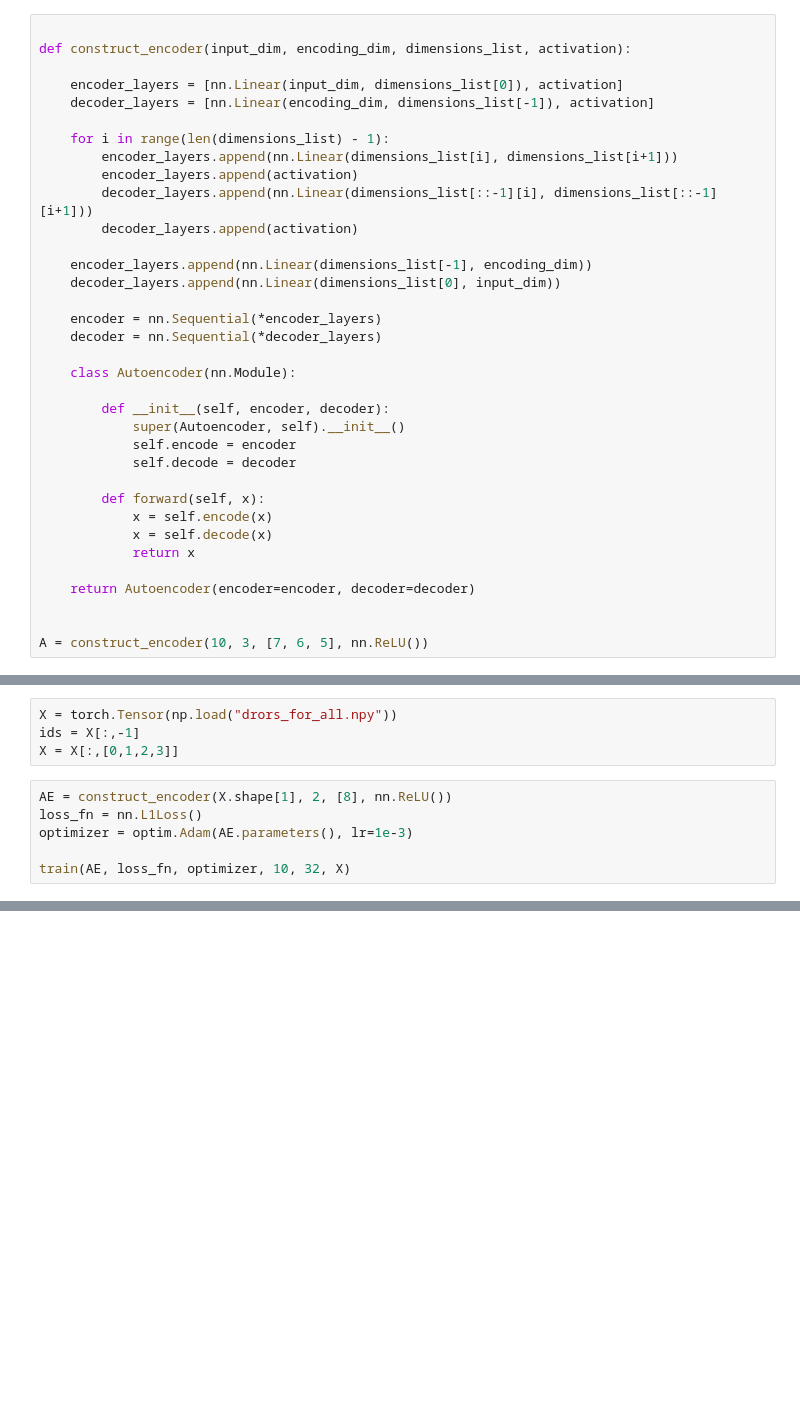
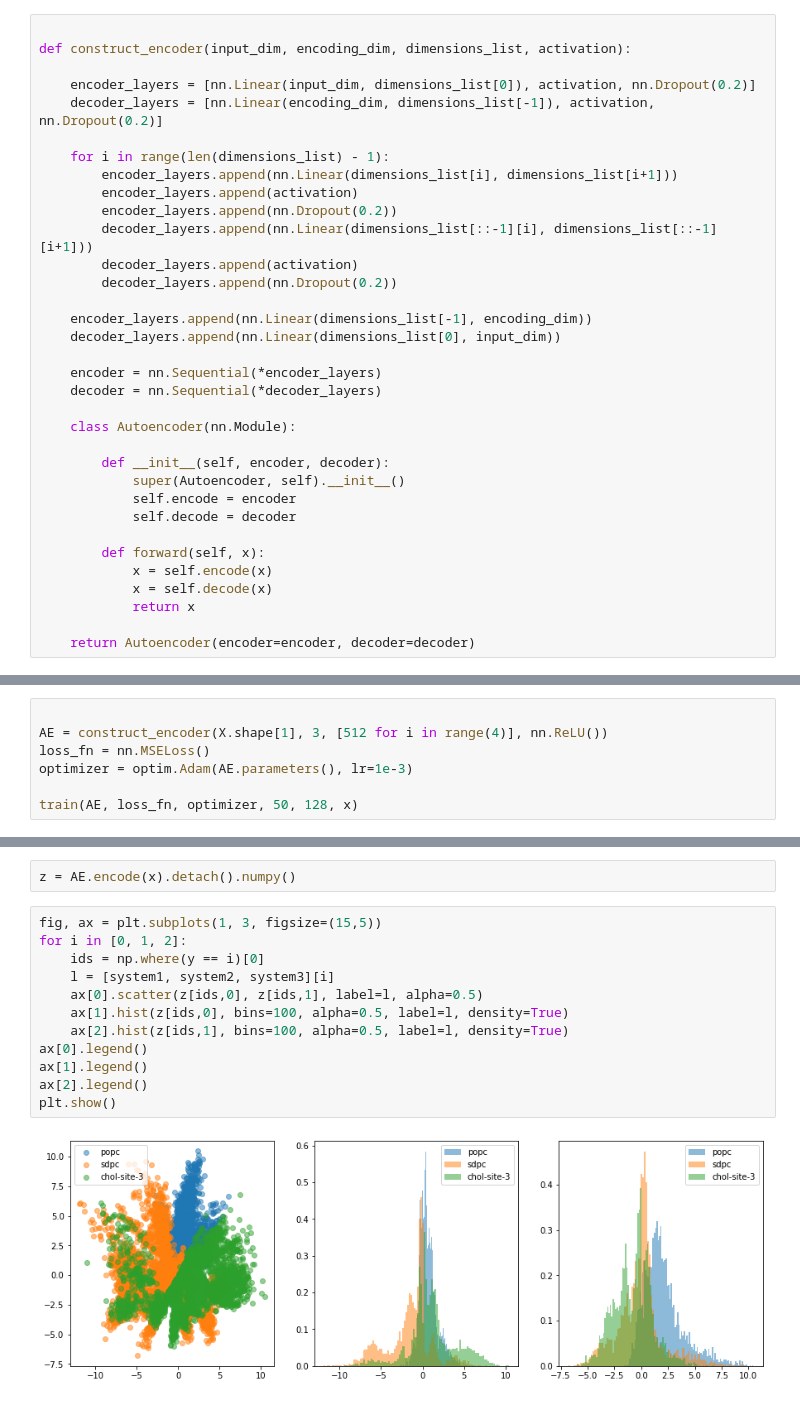
Before and after one commit to molecularmachinist/somethingwithflow, a Jupyter notebook: dev.ipynb, the cells around one changed output, grey strips where cells are left out. Cells and saved outputs as stored; diff of their text form; blank space fills up the shorter version.

```diff
--- a/dev.ipynb
+++ b/dev.ipynb
@@ -17,14 +47,16 @@ from skorch import NeuralNetClassifier
 
 def construct_encoder(input_dim, encoding_dim, dimensions_list, activation):
 
-    encoder_layers = [nn.Linear(input_dim, dimensions_list[0]), activation]
-    decoder_layers = [nn.Linear(encoding_dim, dimensions_list[-1]), activation]
+    encoder_layers = [nn.Linear(input_dim, dimensions_list[0]), activation, nn.Dropout(0.2)]
+    decoder_layers = [nn.Linear(encoding_dim, dimensions_list[-1]), activation, nn.Dropout(0.2)]
 
     for i in range(len(dimensions_list) - 1):
         encoder_layers.append(nn.Linear(dimensions_list[i], dimensions_list[i+1]))
         encoder_layers.append(activation)
+        encoder_layers.append(nn.Dropout(0.2))
         decoder_layers.append(nn.Linear(dimensions_list[::-1][i], dimensions_list[::-1][i+1]))
         decoder_layers.append(activation)
+        decoder_layers.append(nn.Dropout(0.2))
 
     encoder_layers.append(nn.Linear(dimensions_list[-1], encoding_dim))
     decoder_layers.append(nn.Linear(dimensions_list[0], input_dim))
@@ -45,6 +77,3 @@ def construct_encoder(input_dim, encoding_dim, dimensions_list, activation):
             return x
 
     return Autoencoder(encoder=encoder, decoder=decoder)
-
-
-A = construct_encoder(10, 3, [7, 6, 5], nn.ReLU())
@@ -99,11 +103,8 @@ def train(encoder, loss_function, optimizer, n_epochs, batch_size, X):
-# %%
-X = torch.Tensor(np.load("drors_for_all.npy"))
-ids = X[:,-1]
-X = X[:,[0,1,2,3]]
 # %%
-AE = construct_encoder(X.shape[1], 2, [8], nn.ReLU())
-loss_fn = nn.L1Loss()
+
+AE = construct_encoder(X.shape[1], 3, [512 for i in range(4)], nn.ReLU())
+loss_fn = nn.MSELoss()
 optimizer = optim.Adam(AE.parameters(), lr=1e-3)
 
-train(AE, loss_fn, optimizer, 10, 32, X)
+train(AE, loss_fn, optimizer, 50, 128, x)
 # %% [output]
@@ -145,0 +147,16 @@ print(pow(2,4))
+# %%
+z = AE.encode(x).detach().numpy()
+# %%
+fig, ax = plt.subplots(1, 3, figsize=(15,5))
+for i in [0, 1, 2]:
+    ids = np.where(y == i)[0]
+    l = [system1, system2, system3][i]
+    ax[0].scatter(z[ids,0], z[ids,1], label=l, alpha=0.5)
+    ax[1].hist(z[ids,0], bins=100, alpha=0.5, label=l, density=True)
+    ax[2].hist(z[ids,1], bins=100, alpha=0.5, label=l, density=True)
+ax[0].legend()
+ax[1].legend()
+ax[2].legend()
+plt.show()
+# %% [output]
+[figure, added]
```
Also changed, not shown: parts of 13 cells of this notebook, 3 other files.
